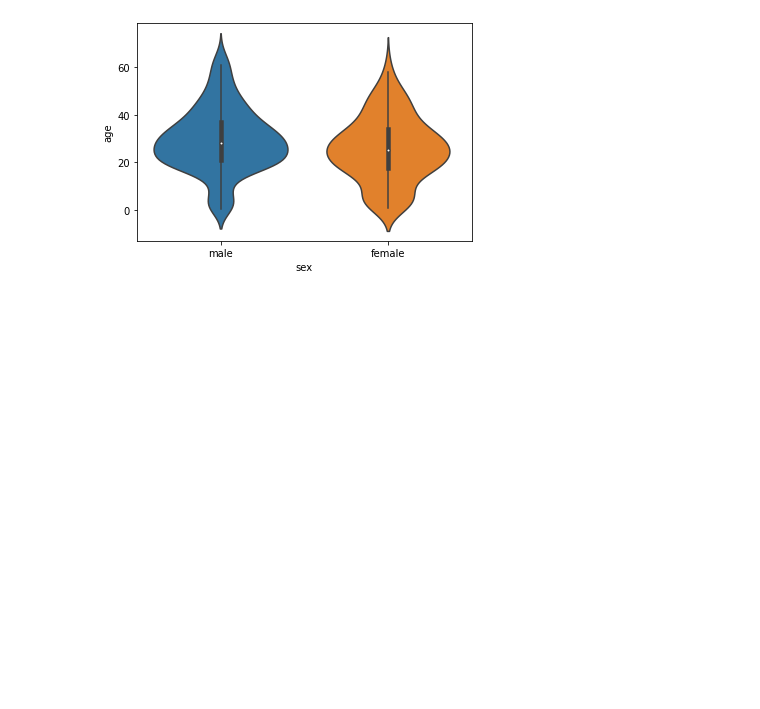
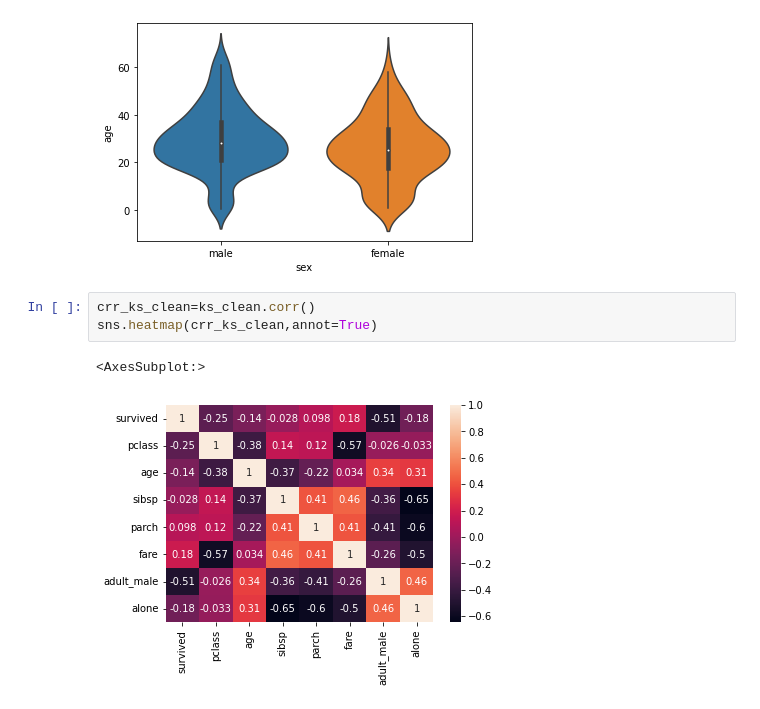
Before and after one commit to issacali/EDA, a Jupyter notebook: eda.ipynb, the cells around one changed output. Saved outputs shown, nothing was run; the diff lists cells and outputs as text; blank space fills up the shorter version.

```diff
--- a/eda.ipynb
+++ b/eda.ipynb
@@ -352,3 +352,9 @@ sns.violinplot(x="sex",y="age",data=ks_clean)
 # %% [output]
 <AxesSubplot:xlabel='sex', ylabel='age'>
 [figure]
+# %%
+crr_ks_clean=ks_clean.corr()
+sns.heatmap(crr_ks_clean,annot=True)
+# %% [output]
+<AxesSubplot:>
+[figure, added]
```
Also changed, not shown: parts of 2 cells of this notebook.
